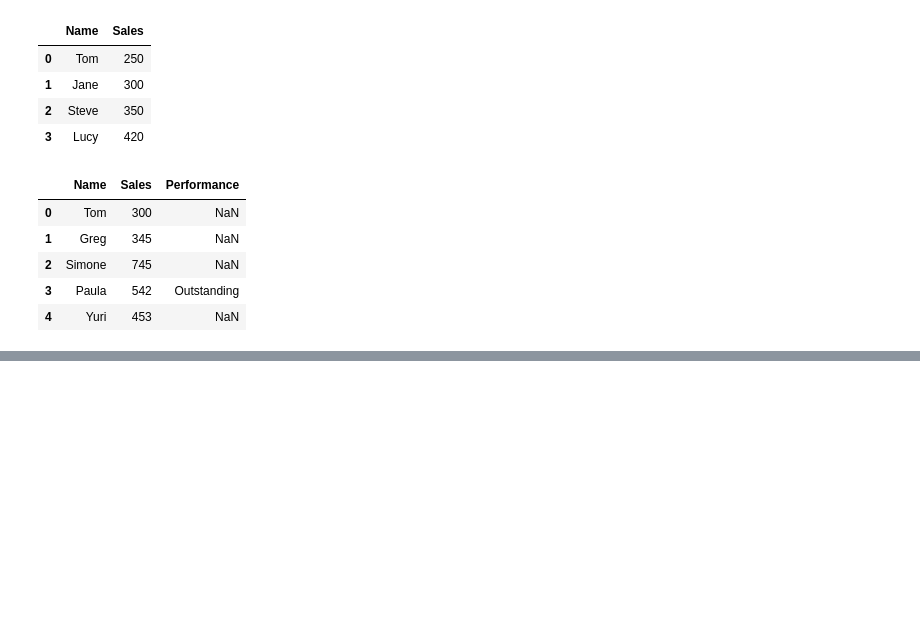
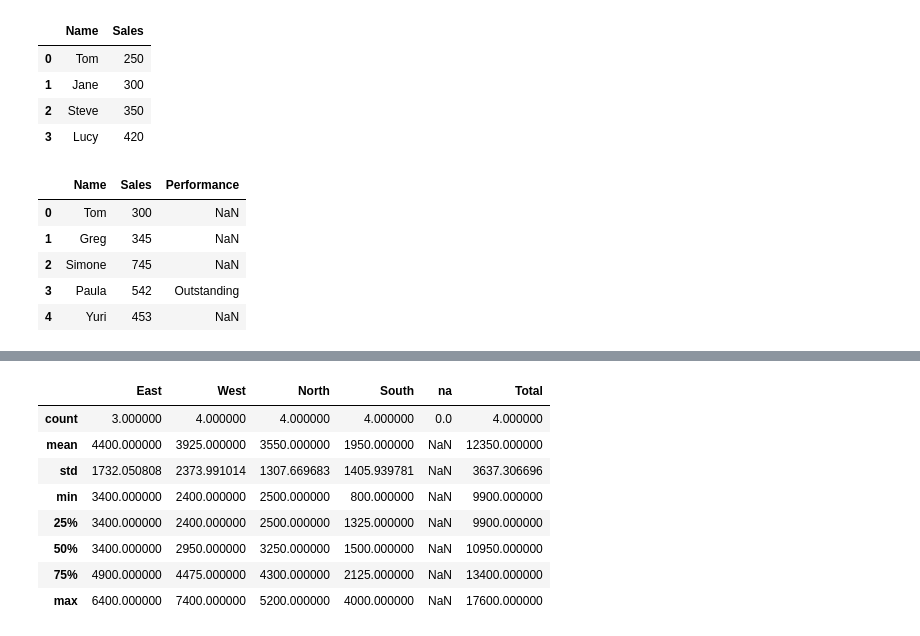
Before and after one commit to Ade4444/Data37Python, a Jupyter notebook: NumPyNotes/pandas_intro.ipynb, the cells around one changed output, grey strips where cells are left out. Saved outputs shown, nothing was run; the diff lists cells and outputs as text; code cells hidden in the pictures; blank space fills up the shorter version.

```diff
--- a/NumPyNotes/pandas_intro.ipynb
+++ b/NumPyNotes/pandas_intro.ipynb
@@ -346,0 +555,3 @@ df_list_dicts[["Name", "Sales", "Grades"]]
+# %%
+new_region["na"] = np.nan
+new_region
@@ -346,0 +602,3 @@ df_list_dicts[["Name", "Sales", "Grades"]]
+# %%
+new_region.loc["2017"] = [3400, 2400, 2500, 1500, np.nan]
+new_region
@@ -346,0 +773,2 @@ df_list_dicts[["Name", "Sales", "Grades"]]
+# %%
+new_region["East"].add(new_region["South"], fill_value=0)
@@ -346,0 +784,2 @@ df_list_dicts[["Name", "Sales", "Grades"]]
+# %%
+new_region["Total"] = new_region["East"].add(new_region["South"], fill_value=0).add(new_region["North"], fill_value=0).add(new_region["North"], fill_value=0)
@@ -346,0 +819,12 @@ df_list_dicts[["Name", "Sales", "Grades"]]
+# %%
+new_region.describe()
+# %% [output]
+|  | East | West | North | South | na | Total |
+| count | 3.000000 | 4.000000 | 4.000000 | 4.000000 | 0.0 | 4.000000 |
+| mean | 4400.000000 | 3925.000000 | 3550.000000 | 1950.000000 | NaN | 12350.000000 |
+| std | 1732.050808 | 2373.991014 | 1307.669683 | 1405.939781 | NaN | 3637.306696 |
+| min | 3400.000000 | 2400.000000 | 2500.000000 | 800.000000 | NaN | 9900.000000 |
+| 25% | 3400.000000 | 2400.000000 | 2500.000000 | 1325.000000 | NaN | 9900.000000 |
+| 50% | 3400.000000 | 2950.000000 | 3250.000000 | 1500.000000 | NaN | 10950.000000 |
+| 75% | 4900.000000 | 4475.000000 | 4300.000000 | 2125.000000 | NaN | 13400.000000 |
+| max | 6400.000000 | 7400.000000 | 5200.000000 | 4000.000000 | NaN | 17600.000000 |
```
Also changed, not shown: parts of 87 cells of this notebook, 8 other files.
